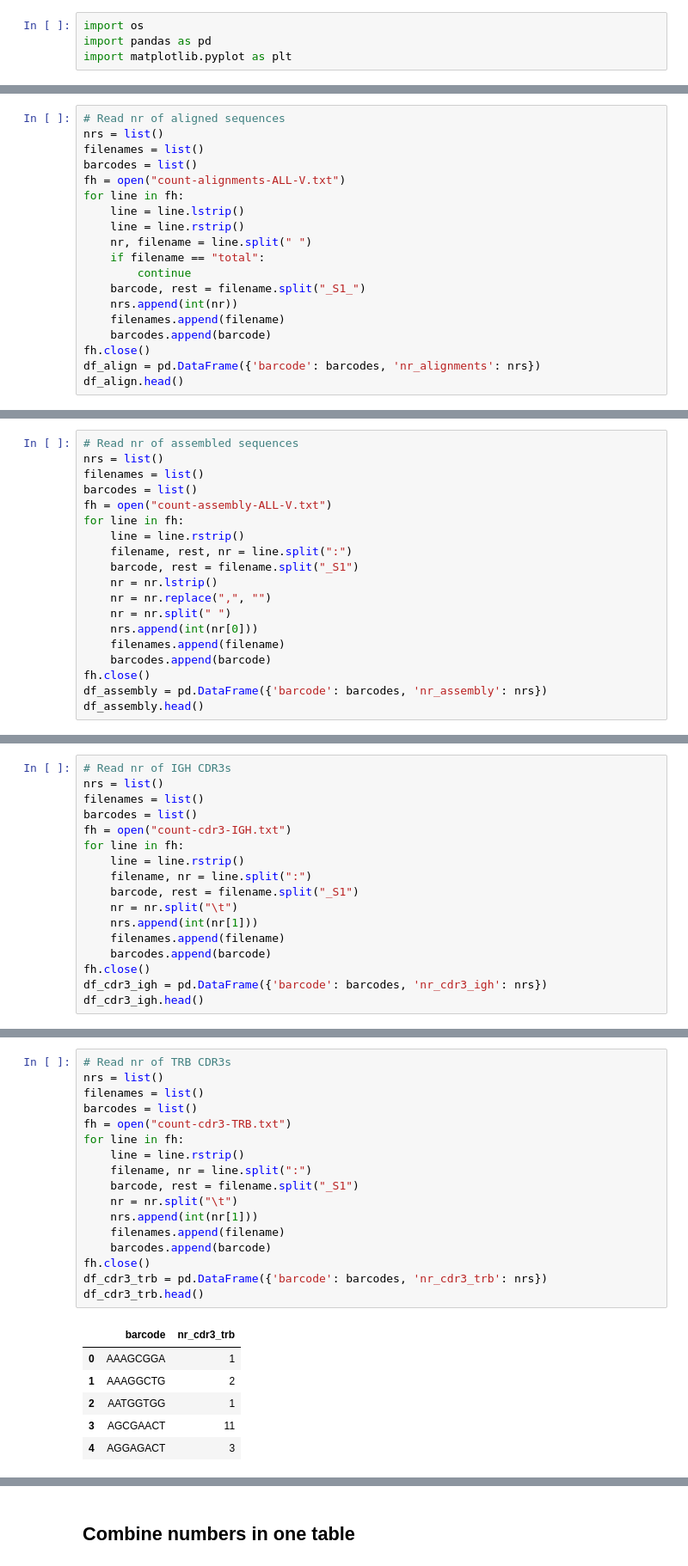
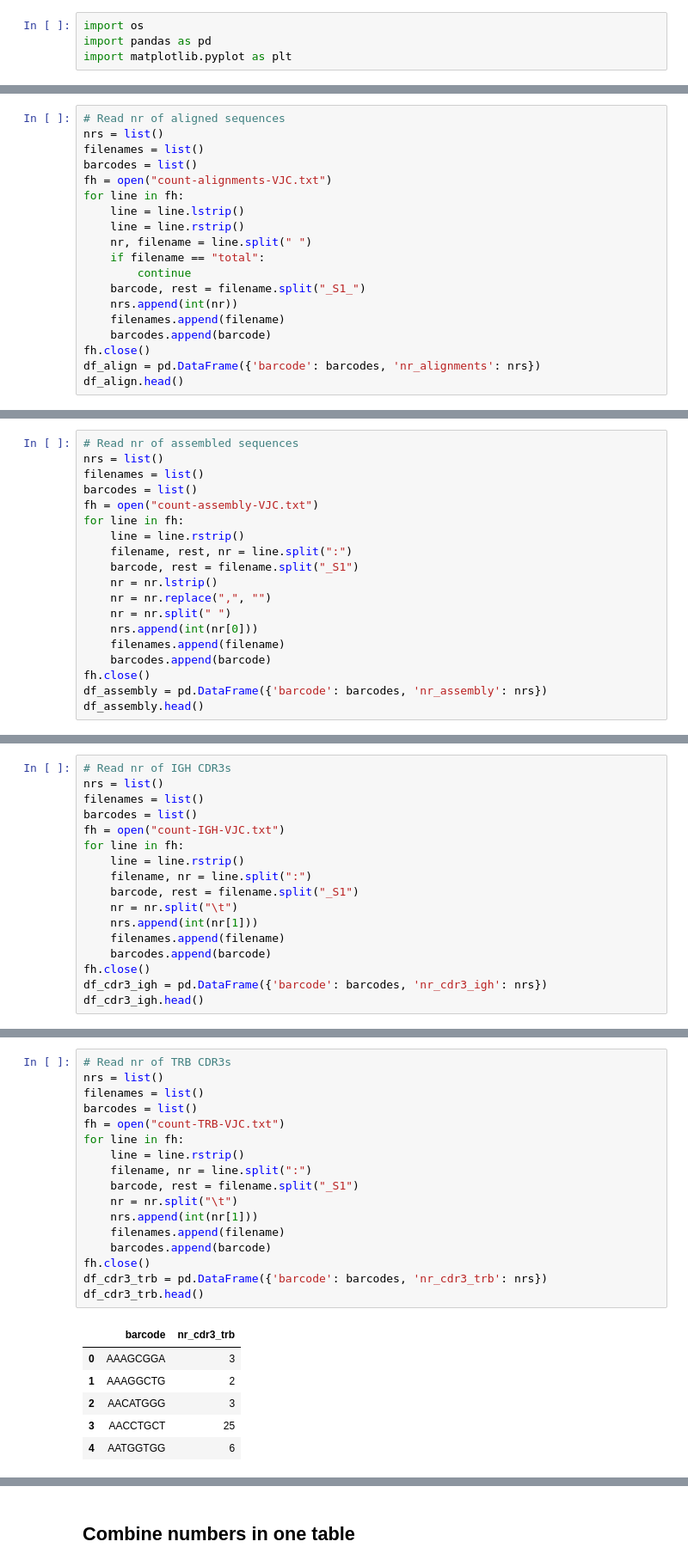
Before and after one commit to EDS-Bioinformatics-Laboratory/reseda, a Jupyter notebook: ReportVASAseq.ipynb, the cells around one changed output, grey strips where cells are left out. Shown at 86% size. Drawn from its saved outputs; the diff is of its cells as text.

```diff
--- a/ReportVASAseq.ipynb
+++ b/ReportVASAseq.ipynb
@@ -14,7 +17,7 @@ import matplotlib.pyplot as plt
 nrs = list()
 filenames = list()
 barcodes = list()
-fh = open("count-alignments-ALL-V.txt")
+fh = open("count-alignments-VJC.txt")
 for line in fh:
     line = line.lstrip()
     line = line.rstrip()
@@ -40,7 +43,7 @@ df_align.head()
 nrs = list()
 filenames = list()
 barcodes = list()
-fh = open("count-assembly-ALL-V.txt")
+fh = open("count-assembly-VJC.txt")
 for line in fh:
     line = line.rstrip()
     filename, rest, nr = line.split(":")
@@ -66,7 +69,7 @@ df_assembly.head()
 nrs = list()
 filenames = list()
 barcodes = list()
-fh = open("count-cdr3-IGH.txt")
+fh = open("count-IGH-VJC.txt")
 for line in fh:
     line = line.rstrip()
     filename, nr = line.split(":")
@@ -88,24 +91,24 @@ df_cdr3_igh.head()
 # %%
 # Read nr of TRB CDR3s
 nrs = list()
 filenames = list()
 barcodes = list()
-fh = open("count-cdr3-TRB.txt")
+fh = open("count-TRB-VJC.txt")
 for line in fh:
     line = line.rstrip()
     filename, nr = line.split(":")
     barcode, rest = filename.split("_S1")
     nr = nr.split("\t")
     nrs.append(int(nr[1]))
     filenames.append(filename)
     barcodes.append(barcode)
 fh.close()
 df_cdr3_trb = pd.DataFrame({'barcode': barcodes, 'nr_cdr3_trb': nrs})
 df_cdr3_trb.head()
 # %% [output]
 |  | barcode | nr_cdr3_trb |
-| 0 | AAAGCGGA | 1 |
+| 0 | AAAGCGGA | 3 |
 | 1 | AAAGGCTG | 2 |
-| 2 | AATGGTGG | 1 |
-| 3 | AGCGAACT | 11 |
-| 4 | AGGAGACT | 3 |
+| 2 | AACATGGG | 3 |
+| 3 | AACCTGCT | 25 |
+| 4 | AATGGTGG | 6 |
```
Also changed, not shown: parts of 11 cells of this notebook.
